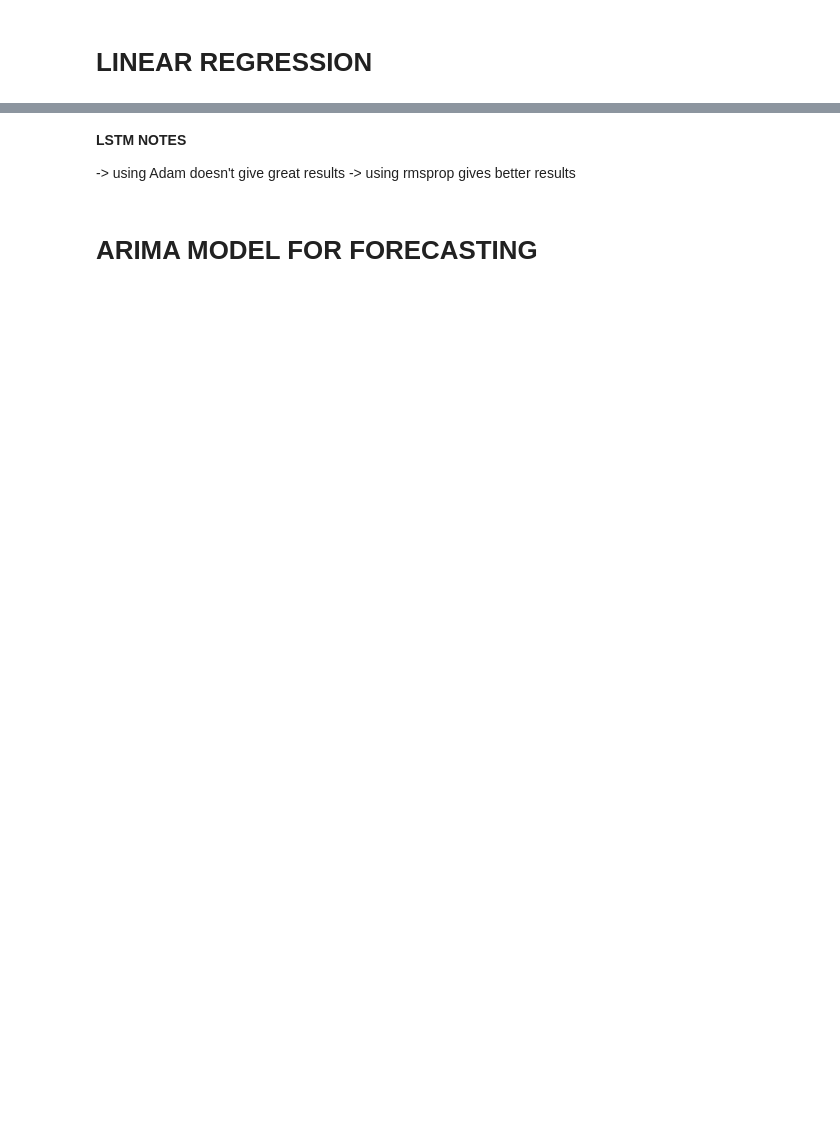
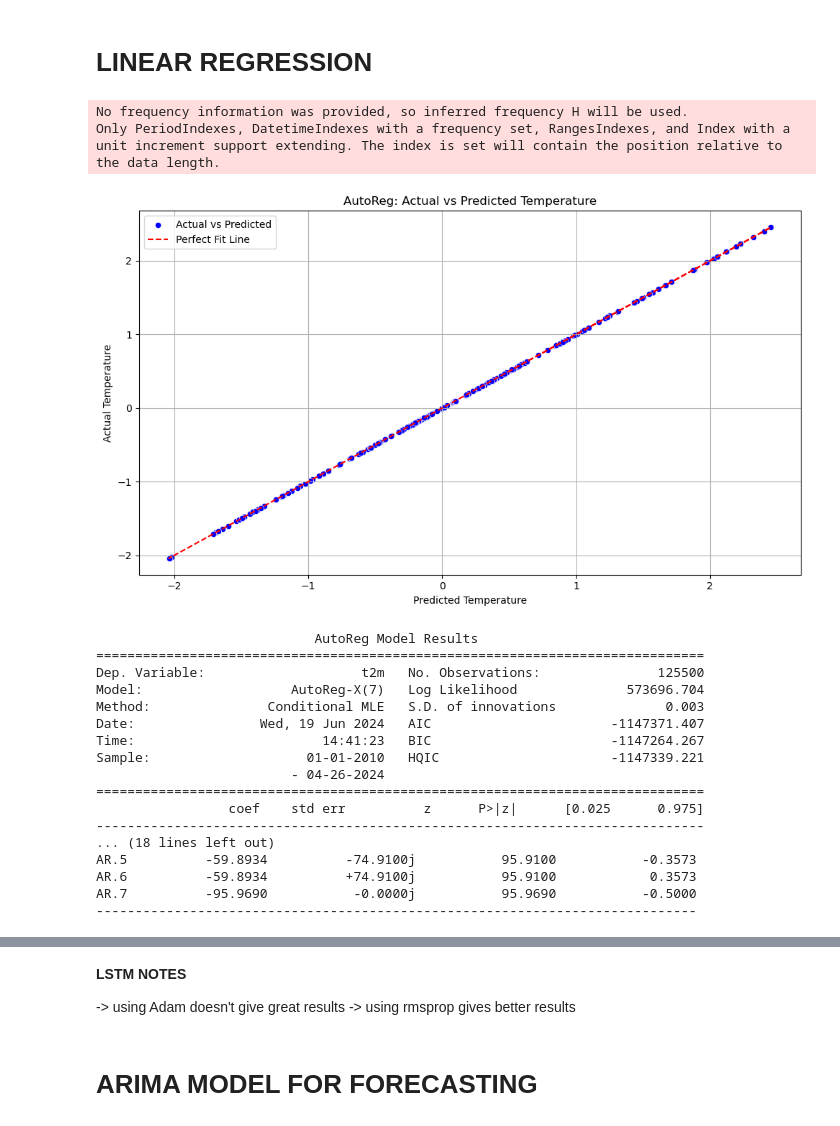
Before and after one commit to AlexaVT03/Project2-2, a Jupyter notebook: Project_2-2/Python/LSTM/LSTM.ipynb, the cells around one changed output, grey strips where cells are left out. Drawn from its saved outputs; the diff is of its cells as text; code cells hidden in the pictures; blank space fills up the shorter version.

```diff
--- a/Project_2-2/Python/LSTM/LSTM.ipynb
+++ b/Project_2-2/Python/LSTM/LSTM.ipynb
@@ -552,0 +517,69 @@ lr_model = LinearRegression()
+# %%
+# Select predictors (X) and target (y)
+x_train = ams_tr['t2m']
+y_train = ams_tr['t2m']
+
+x_test = ams_ts['t2m']
+y_test = ams_ts['t2m']
+
+# Add a constant for the intercept term
+x_train = sm.add_constant(x_train)
+x_test = sm.add_constant(x_test)
+
+# Fit the AutoReg model
+lags = 7  # Number of lagged terms to include
+model = AutoReg(y_train, lags=lags, exog=x_train, old_names=False)
+fitted_model = model.fit()
+
+# Make predictions
+predictions = fitted_model.predict(start=len(y_train), end=len(y_train) + len(y_test) - 1, exog_oos=x_test)
+
+# Plotting the actual versus predicted values
+plt.figure(figsize=(10, 6))
+
+scaler = StandardScaler()
+
+# Scale predictions and actuals for plotting
+predictions_reshape = np.array(predictions.values).reshape(-1, 1)
+scaled_predictions = scaler.fit_transform(predictions_reshape).flatten()
+
+y_test_reshape = np.array(y_test.values).reshape(-1, 1)
+scaled_y_test = scaler.fit_transform(y_test_reshape).flatten()
+
+# Plot the scatter plot of actual versus predicted values
+sns.scatterplot(x=scaled_predictions, y=scaled_y_test, color='blue', label='Actual vs Predicted')
+
+# Plot the perfect fit line (y = x)
+plt.plot(scaled_y_test, scaled_y_test, color='red', linestyle='--', label='Perfect Fit Line')
+
+plt.xlabel('Predicted Temperature')
+plt.ylabel('Actual Temperature')
+plt.title('AutoReg: Actual vs Predicted Temperature')
+plt.legend()
+plt.grid(True)
+plt.tight_layout()
+plt.show()
+
+# Print model summary
+print(fitted_model.summary())
+# %% [output]
+No frequency information was provided, so inferred frequency H will be used.
+Only PeriodIndexes, DatetimeIndexes with a frequency set, RangesIndexes, and Index with a unit increment support extending. The index is set will contain the position relative to the data length.
+[figure, added]
+                            AutoReg Model Results
+==============================================================================
+Dep. Variable:                    t2m   No. Observations:               125500
+Model:                   AutoReg-X(7)   Log Likelihood              573696.704
+Method:               Conditional MLE   S.D. of innovations              0.003
+Date:                Wed, 19 Jun 2024   AIC                       -1147371.407
+Time:                        14:41:23   BIC                       -1147264.267
+Sample:                    01-01-2010   HQIC                      -1147339.221
+                         - 04-26-2024
+==============================================================================
+                 coef    std err          z      P>|z|      [0.025      0.975]
+------------------------------------------------------------------------------
+... (18 lines left out)
+AR.5          -59.8934          -74.9100j           95.9100           -0.3573
+AR.6          -59.8934          +74.9100j           95.9100            0.3573
+AR.7          -95.9690           -0.0000j           95.9690           -0.5000
+-----------------------------------------------------------------------------
```
Also changed, not shown: parts of 31 cells of this notebook.
